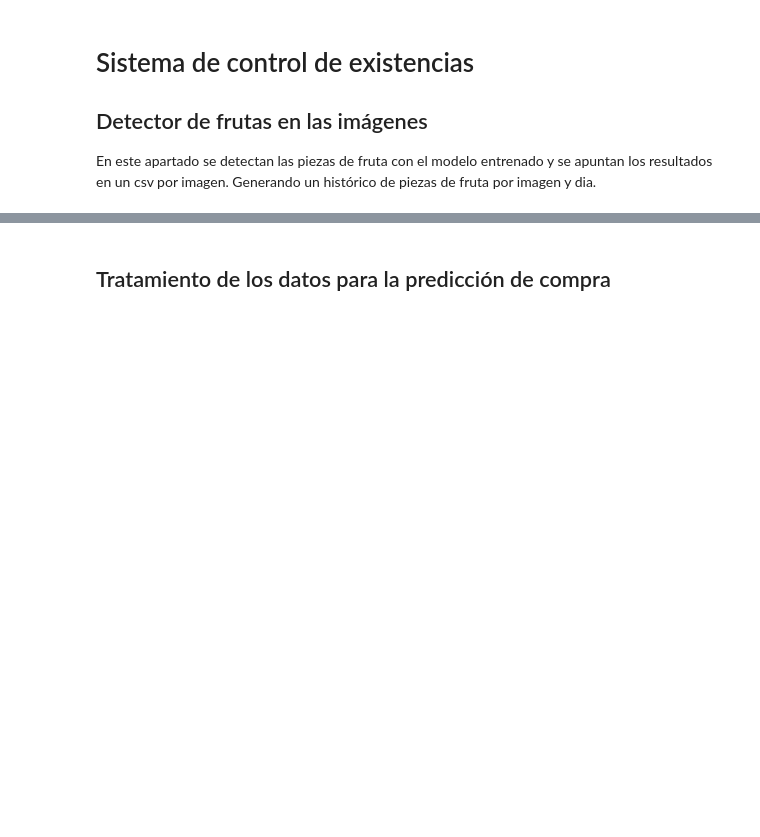
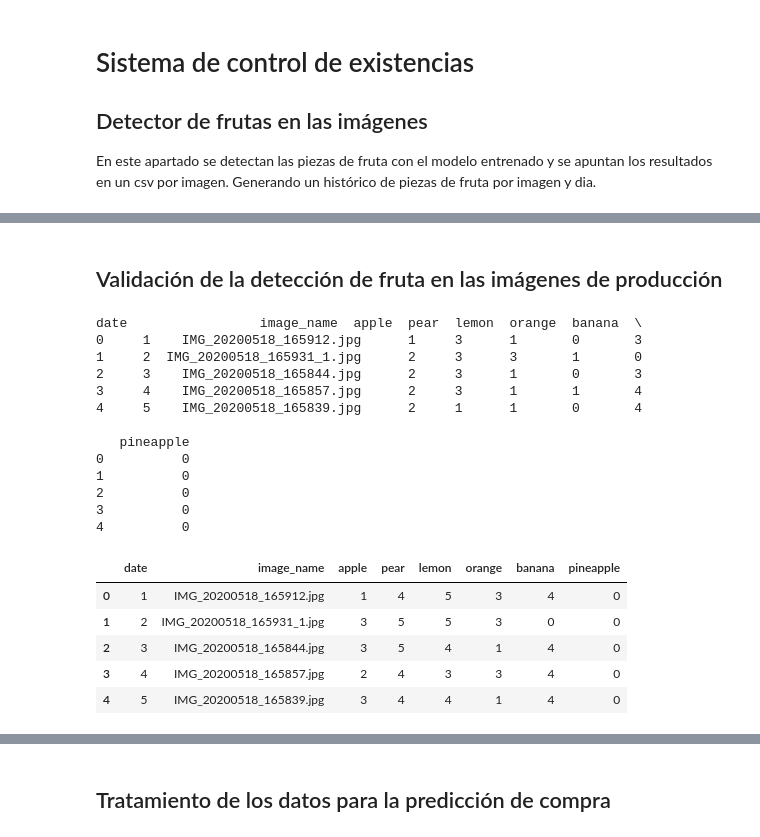
Before and after one commit to pleongi/AutomaticFruitShoppingList, a Jupyter notebook: Codigo/sistema_control_existencias.ipynb, the cells around one changed output, grey strips where cells are left out. Saved outputs shown, nothing was run; the diff lists cells and outputs as text; code cells hidden in the pictures; blank space fills up the shorter version.

```diff
--- a/Codigo/sistema_control_existencias.ipynb
+++ b/Codigo/sistema_control_existencias.ipynb
@@ -156,3 +158,52 @@ with open('cantidad.csv', mode='w') as csv_file:
       fruit_counter['image_name']=file_name
       date_c+=1
       writer.writerow(fruit_counter)
+# %% [markdown]
+## Validación de la detección de fruta en las imágenes de producción
+# %%
+import csv
+fruits=['apple', 'pear', 'lemon', 'banana', 'pineapple', 'orange']
+
+import pandas as pd
+import pandas_ml as pdml
+from pandas_ml import ConfusionMatrix
+
+# Read data from file 'cantidad.csv'
+data = pd.read_csv("cantidad.csv")
+
+#Pasamos los datos numéricos a integer, para poder operar con ellos.
+for i in fruits:
+    data[i]=data[i].astype('int32')
+
+# Preview the first 5 lines of the loaded data
+print(data.head())
+
+# Read data from file 'cantidad_real.csv'
+data_real = pd.read_csv("cantidad_real.csv", sep=';')
+
+#Pasamos los datos numéricos a integer, para poder operar con ellos.
+for i in fruits:
+    data_real[i]=data_real[i].astype('int32')
+
+# Preview the first 5 lines of the loaded data
+data_real.head()
+# %% [output]
+date                 image_name  apple  pear  lemon  orange  banana  \
+0     1    IMG_20200518_165912.jpg      1     3      1       0       3
+1     2  IMG_20200518_165931_1.jpg      2     3      3       1       0
+2     3    IMG_20200518_165844.jpg      2     3      1       0       3
+3     4    IMG_20200518_165857.jpg      2     3      1       1       4
+4     5    IMG_20200518_165839.jpg      2     1      1       0       4
+
+   pineapple
+0          0
+1          0
+2          0
+3          0
+4          0
+|  | date | image_name | apple | pear | lemon | orange | banana | pineapple |
+| 0 | 1 | IMG_20200518_165912.jpg | 1 | 4 | 5 | 3 | 4 | 0 |
+| 1 | 2 | IMG_20200518_165931_1.jpg | 3 | 5 | 5 | 3 | 0 | 0 |
+| 2 | 3 | IMG_20200518_165844.jpg | 3 | 5 | 4 | 1 | 4 | 0 |
+| 3 | 4 | IMG_20200518_165857.jpg | 2 | 4 | 3 | 3 | 4 | 0 |
+| 4 | 5 | IMG_20200518_165839.jpg | 3 | 4 | 4 | 1 | 4 | 0 |
```
Also changed, not shown: parts of 5 cells of this notebook, 1 other file.
